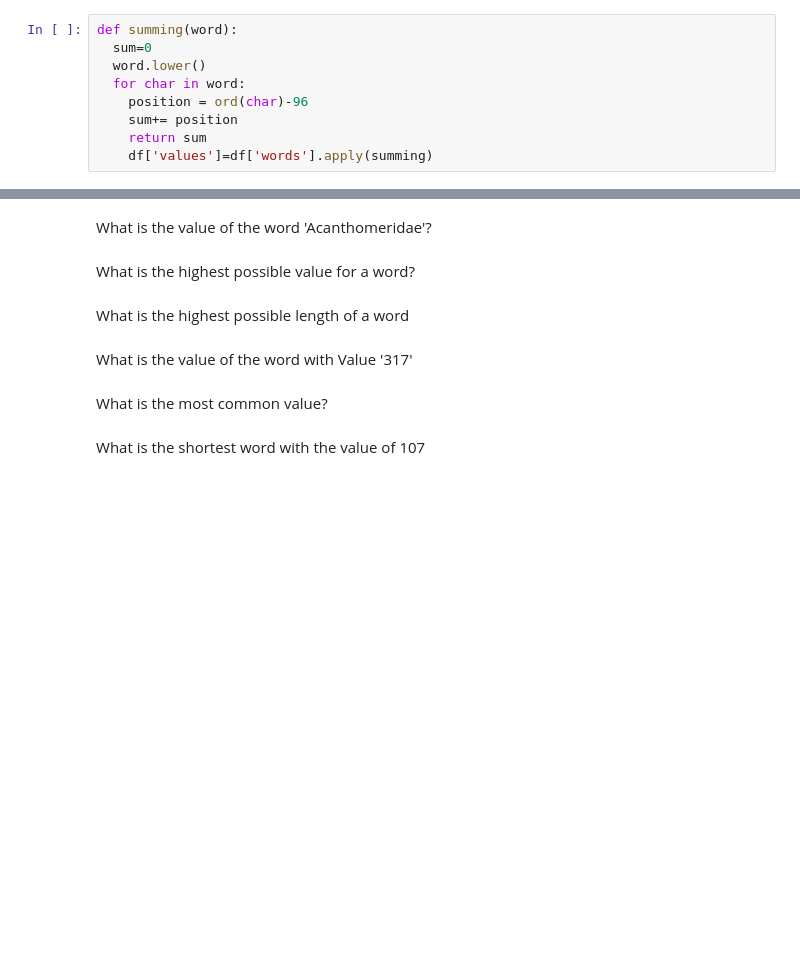
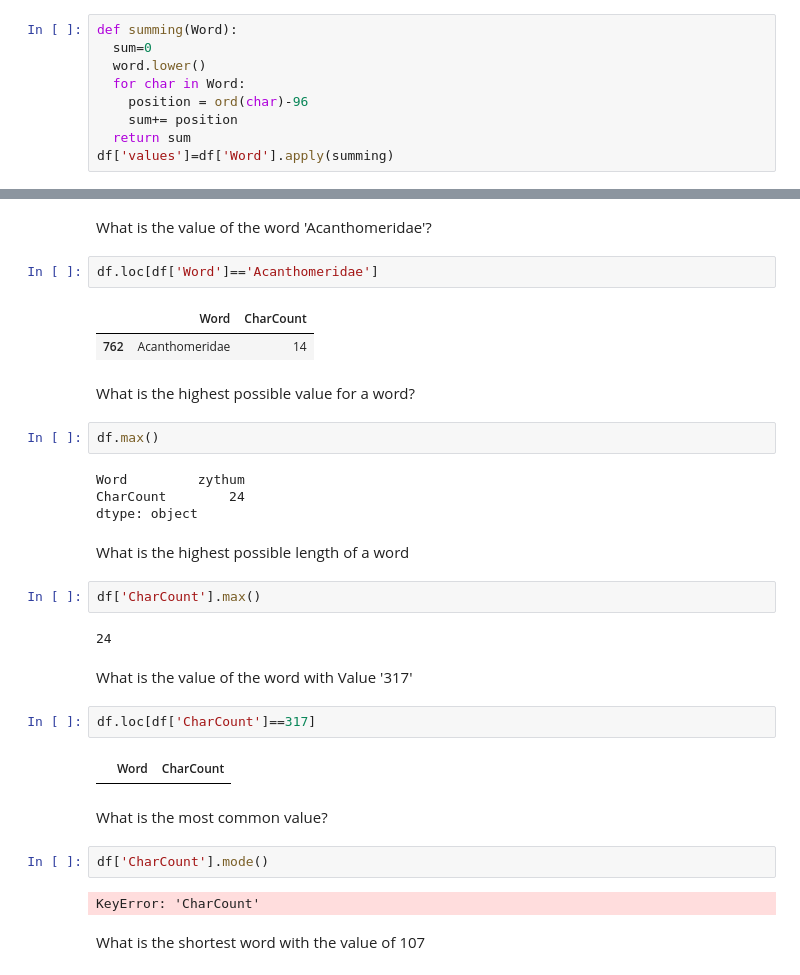
Before and after one commit to Kavyalenka/AI_ML_Avanthi_Kavya, a Jupyter notebook: English_Words_EDA.ipynb, the cells around one changed output, grey strips where cells are left out. Saved outputs shown, nothing was run; the diff lists cells and outputs as text; blank space fills up the shorter version.

```diff
--- a/English_Words_EDA.ipynb
+++ b/English_Words_EDA.ipynb
@@ -82,11 +82,11 @@ df
 Add a column called value which is the sum of the numerical positions of the alphabets in the word
 (Ex: aah = 1 + 1 + 8 = 10)
 # %%
-def summing(word):
+def summing(Word):
   sum=0
   word.lower()
-  for char in word:
+  for char in Word:
     position = ord(char)-96
     sum+= position
-    return sum
-    df['values']=df['words'].apply(summing)
+  return sum
+df['values']=df['Word'].apply(summing)
@@ -130,14 +132,37 @@ df
 235885 rows × 2 columns
 # %% [markdown]
 What is the value of the word 'Acanthomeridae'?
+# %%
+df.loc[df['Word']=='Acanthomeridae']
+# %% [output]
+|  | Word | CharCount |
+| 762 | Acanthomeridae | 14 |
 # %% [markdown]
 What is the highest possible value for a word?
+# %%
+df.max()
+# %% [output]
+Word         zythum
+CharCount        24
+dtype: object
 # %% [markdown]
 What is the highest possible length of a word
+# %%
+df['CharCount'].max()
+# %% [output]
+24
 # %% [markdown]
 What is the value of the word with Value '317'
+# %%
+df.loc[df['CharCount']==317]
+# %% [output]
+|  | Word | CharCount |
 # %% [markdown]
 What is the most common value?
+# %%
+df['CharCount'].mode()
+# %% [output]
+KeyError: 'CharCount'
 # %% [markdown]
 What is the shortest word with the value of 107
 # %% [markdown]
```
Also changed, not shown: parts of 1 cell of this notebook.
